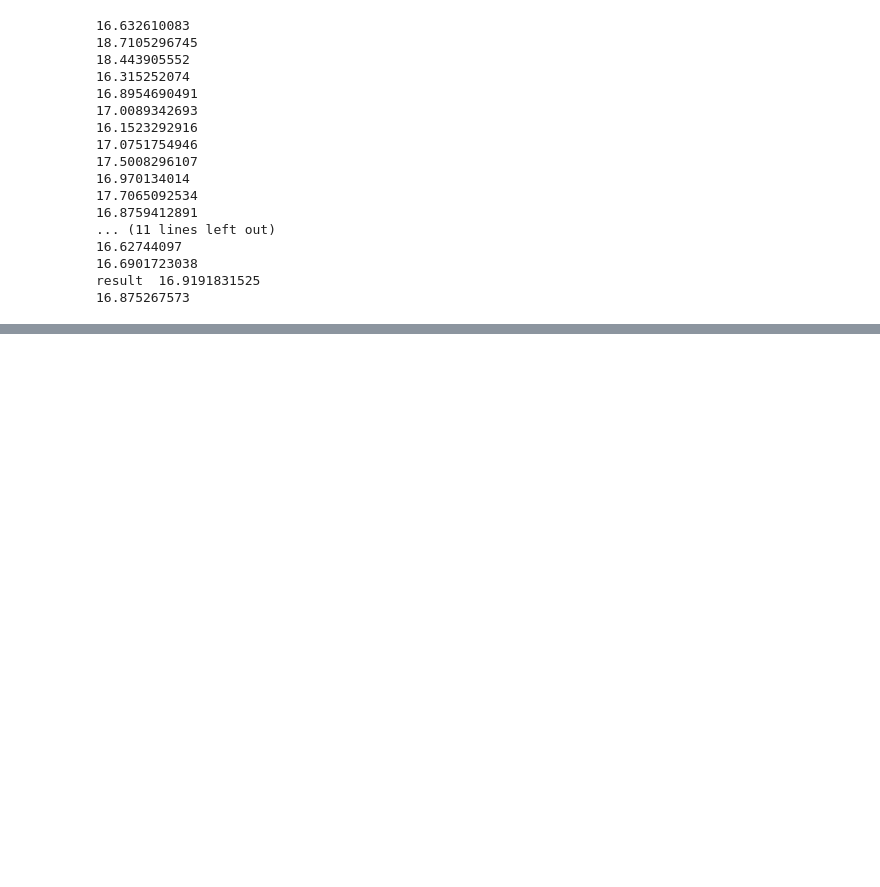
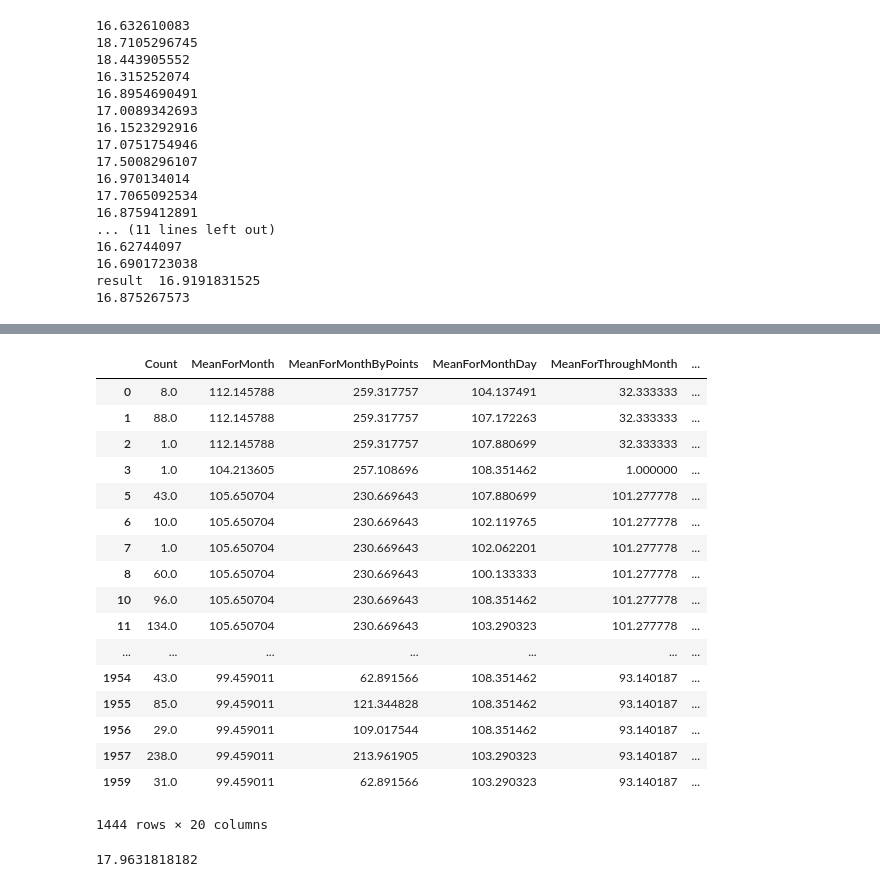
Before and after one commit to laol777/dodo, a Jupyter notebook: Models.ipynb, the cells around one changed output, grey strips where cells are left out. Saved outputs shown, nothing was run; the diff lists cells and outputs as text; code cells hidden in the pictures; blank space fills up the shorter version.

Commit message:
WeatherFeatures

```diff
--- a/Models.ipynb
+++ b/Models.ipynb
@@ -104,0 +130,4 @@ m.coef_
+# %%
+features = pd.read_csv('data_transform/all.csv')
+remove_column = ['IsTest', 'IsTrain', 'IsValidation', 'lat', 'lng', 'FirstOrder', 'BranchNumber', 'CityID', 'Date', 'Point', 'CityName', 'MeanForThroughDay', 'MeanForMonthDayByPoints' \
+                 ,'MeanForThroughDayByPoints', 'MeanForThroughWeekByPoints', 'MeanForYearDayByPoints']
@@ -104,0 +136,4 @@ m.coef_
+# %%
+weather = pd.read_csv('data_transform/tmp_weather.csv')
+weather = weather[pd.notnull(weather.summary)]
+weather.head()
@@ -104,0 +147,12 @@ m.coef_
+# %%
+#column with text to number
+uniq = weather.summary.unique()
+weather.summary = weather.summary.apply(lambda x: np.where(uniq == x)[0][0])
+
+uniq = weather.icon.unique()
+weather.icon = weather.icon.apply(lambda x: np.where(uniq == x)[0][0])
+
+uniq = weather.precipType.unique()
+weather.precipType = weather.precipType.apply(lambda x: np.where(uniq == x)[0][0])
+
+weather.head()
@@ -104,0 +166,42 @@ m.coef_
+# %%
+indexes = weather.index
+with_weather = features.iloc[indexes]
+
+dataTrain = with_weather[with_weather.IsTrain == 1]
+dataTrain = dataTrain[dataTrain.columns.difference(remove_column)]
+
+X_train = dataTrain[dataTrain.columns.difference(['Count'])].as_matrix()
+y_train = dataTrain.Count.as_matrix()
+
+dataValidation =  with_weather[with_weather.IsValidation == 1]
+dataValidation = dataValidation[dataValidation.columns.difference(remove_column)]
+
+X_test = dataValidation[dataValidation.columns.difference(['Count'])].as_matrix()
+y_test = dataValidation.Count.as_matrix()
+dataTrain
+# %% [output]
+|  | Count | MeanForMonth | MeanForMonthByPoints | MeanForMonthDay | MeanForThroughMonth | ... |
+| 0 | 8.0 | 112.145788 | 259.317757 | 104.137491 | 32.333333 | ... |
+| 1 | 88.0 | 112.145788 | 259.317757 | 107.172263 | 32.333333 | ... |
+| 2 | 1.0 | 112.145788 | 259.317757 | 107.880699 | 32.333333 | ... |
+| 3 | 1.0 | 104.213605 | 257.108696 | 108.351462 | 1.000000 | ... |
+| 5 | 43.0 | 105.650704 | 230.669643 | 107.880699 | 101.277778 | ... |
+| 6 | 10.0 | 105.650704 | 230.669643 | 102.119765 | 101.277778 | ... |
+| 7 | 1.0 | 105.650704 | 230.669643 | 102.062201 | 101.277778 | ... |
+| 8 | 60.0 | 105.650704 | 230.669643 | 100.133333 | 101.277778 | ... |
+| 10 | 96.0 | 105.650704 | 230.669643 | 108.351462 | 101.277778 | ... |
+| 11 | 134.0 | 105.650704 | 230.669643 | 103.290323 | 101.277778 | ... |
+| ... | ... | ... | ... | ... | ... | ... |
+| 1954 | 43.0 | 99.459011 | 62.891566 | 108.351462 | 93.140187 | ... |
+| 1955 | 85.0 | 99.459011 | 121.344828 | 108.351462 | 93.140187 | ... |
+| 1956 | 29.0 | 99.459011 | 109.017544 | 108.351462 | 93.140187 | ... |
+| 1957 | 238.0 | 99.459011 | 213.961905 | 103.290323 | 93.140187 | ... |
+| 1959 | 31.0 | 99.459011 | 62.891566 | 103.290323 | 93.140187 | ... |
+1444 rows × 20 columns
+# %%
+model = RandomForestRegressor()
+model.fit(X_train, y_train)
+pred = model.predict(X_test)
+print (mae(pred, y_test))
+# %% [output]
+17.9631818182
```
Also changed, not shown: parts of 10 cells of this notebook, 5 other files.
